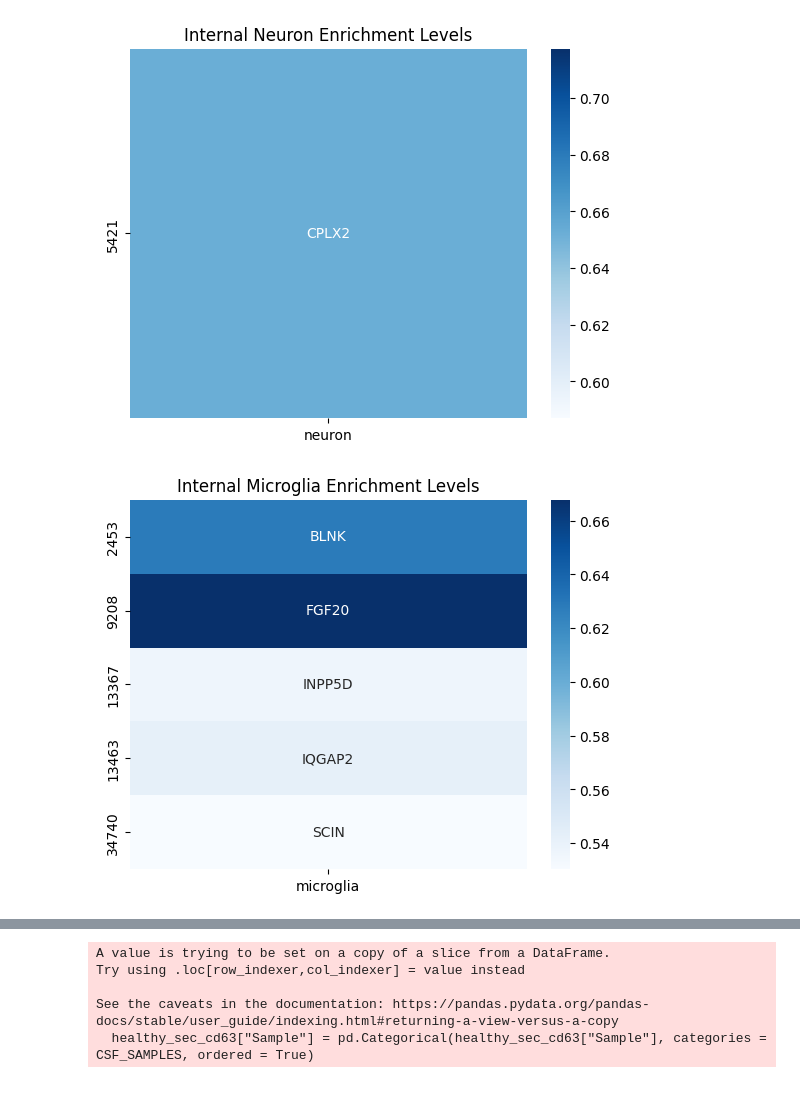
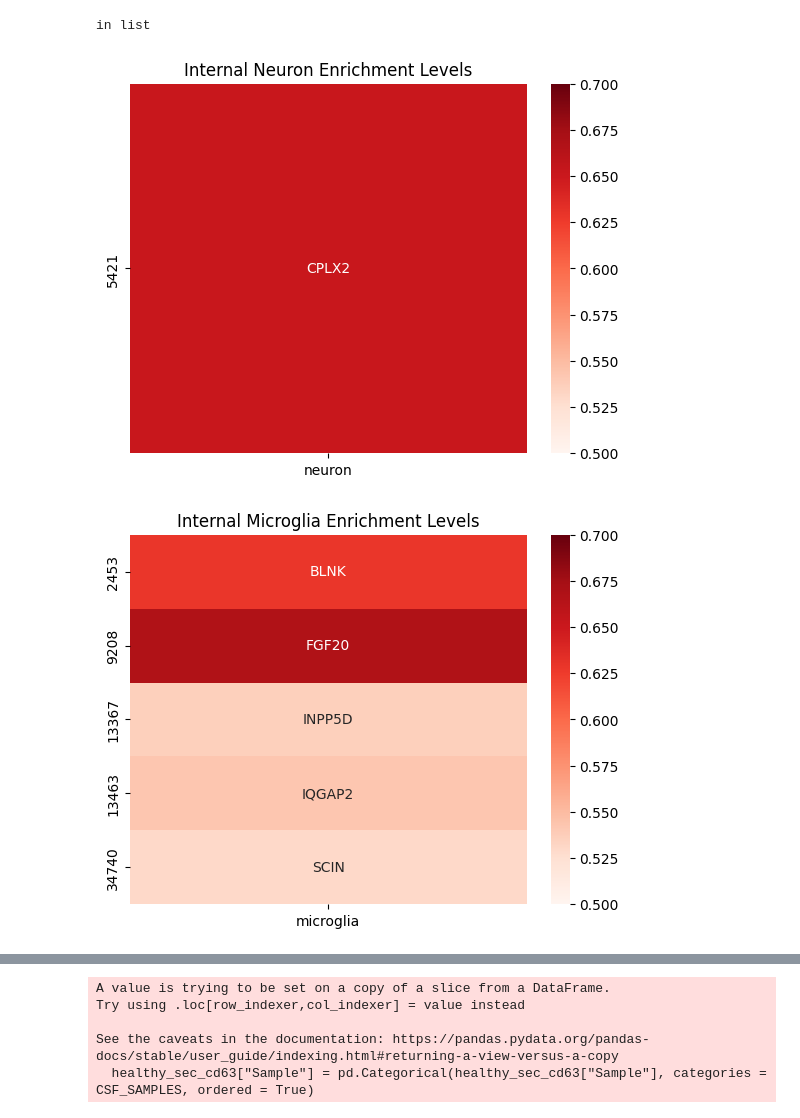
Before and after one commit to Walt-Lab/bdev_mass_spec, a Jupyter notebook: 10_analysis.ipynb, the cells around one changed output, grey strips where cells are left out. Cells and saved outputs as stored; diff of their text form; code cells hidden in the pictures.

```diff
--- a/10_analysis.ipynb
+++ b/10_analysis.ipynb
@@ -373,6 +430,15 @@ def cell_type_enrichment(
     return cell_type_uniprot_ids
 # %%
 def clean_up_raw_olink_file(raw_data_path, plate_layout_dataframe):
+    """
+    Normalizes the NPX values in the raw Olink data file using plate controls, and maps the Sample IDs to a sample description.
+    Parameters:
+    -----------
+    'raw_data_path': path to a .csv file, separated by semicolons
+        Path to the file containing the raw Olink data.
+    'plate_layout_dataframe': pandas.Dataframe
+        Dataframe containing information to map the SampleID of a sample to its description.
+    """
     unimportant_columns = [
         "Index",
         "OlinkID",
@@ -599,0 +619,14 @@ def identify_fractionation_pattern_cell_type_specific_targets(
+# %%
+def identify_targets(correct_fractionation_uniprot_ids, cell_type_uniprot_ids, localization_uniprot_ids):
+    """
+    Identifies targets that meet fractionation, cell-type specificity, and localization criteria.
+    Parameters:
+    ----------
+    'correct_fractionation_uniprot_ids': list
+        List of UniProt IDs that meet desired fractionation criteria.
+    'cell_type_uniprot_ids': list
+        List of UniProt IDs that meet desired cell-type specificity criteria.
+    'localization_uniprot_ids': list
+        List of UniProt IDs that meet desired localization criteria.
+    """
+    return (set(correct_fractionation_uniprot_ids) & set(cell_type_uniprot_ids) & set(localization_uniprot_ids))
@@ -881,57 +1012,58 @@ plt.show()
+# %%
+if "Q99584" in int_astrocyte:
+    print("in list")
+# %% [output]
+in list
 # %%
 # internal neuron targets
 int_neuron = identify_fractionation_pattern_cell_type_specific_targets(
-    assay_dataframe = assays,
+    assays_path = assay_list_path,
     uniprot_fasta_database = uniprot_fasta_database,
     region = "internal",
     brain_rna_seq_path = brain_rna_seq_path,
     cell_type = "neuron",
-    # general_specificity_metric = "tau",
-    # general_specificity_cutoff = 0.2,
-    indiv_specificity_metric = "tsi",
-    indiv_specificity_cutoff = 0.5,
+    specificity_metric = "tsi",
+    specificity_cutoff = 0.5,
     high_fractions = ['9', '10'],
     low_fractions = ['7', '11', '12', '13'],
     sample_health = 'healthy',
     mean_median_individual = 'individual_median',
     tidy_dataframe = tidy_data
     )
 
 int_neuron_expression = expression_data[expression_data.index.isin(int_neuron)]
 
 tso_indiv = tspex.TissueSpecificity(
     int_neuron_expression, "tsi", log=True
 )
 
 tso_indiv_df = pd.DataFrame(
     tso_indiv.tissue_specificity,
     columns=["endothelial", "astrocyte", "microglia", "neuron", "oligodendrocyte"],
     )
 
 tso_indiv_filtered = tso_indiv_df[tso_indiv_df["neuron"] > 0.5]
 
 neuro_hgnc_uniprot_mapping_data = hgnc_uniprot_mapping_data[hgnc_uniprot_mapping_data["uniprot_ids"].isin(int_neuron)]
 expressed_targets = tso_indiv_filtered.merge(neuro_hgnc_uniprot_mapping_data, left_index = True, right_on = "uniprot_ids", how = "outer")
 
 neuro_enrich_df = expressed_targets[["neuron", "symbol"]]
-cmap = sns.color_palette("Blues", as_cmap=True)
-ax = sns.heatmap(neuro_enrich_df[['neuron']], annot=neuro_enrich_df[['symbol']], fmt='', cmap=cmap, cbar=True,)
+cmap = sns.color_palette("Reds", as_cmap=True)
+ax = sns.heatmap(neuro_enrich_df[['neuron']], annot=neuro_enrich_df[['symbol']], fmt='', cmap=cmap, cbar=True, vmin = 0.5, vmax = 0.7)
 plt.title('Internal Neuron Enrichment Levels')
 plt.show()
 # %% [output]
-[figure, old version]
+[figure, new version]
 # %%
 # internal microglia targets
 int_microglia = identify_fractionation_pattern_cell_type_specific_targets(
-    assay_dataframe = assays,
+    assays_path = assay_list_path,
     uniprot_fasta_database = uniprot_fasta_database,
     region = "internal",
     brain_rna_seq_path = brain_rna_seq_path,
     cell_type = "microglia",
-    # general_specificity_metric = "tau",
-    # general_specificity_cutoff = 0.2,
-    indiv_specificity_metric = "tsi",
-    indiv_specificity_cutoff = 0.5,
+    specificity_metric = "tsi",
+    specificity_cutoff = 0.5,
     high_fractions = ['9', '10'],
     low_fractions = ['7', '11', '12', '13'],
     sample_health = 'healthy',
@@ -956,9 +1088,9 @@ microglia_hgnc_uniprot_mapping_data = hgnc_uniprot_mapping_data[hgnc_uniprot_map
 expressed_targets = tso_indiv_filtered.merge(microglia_hgnc_uniprot_mapping_data, left_index = True, right_on = "uniprot_ids", how = "outer")
 
 microglia_enrich_df = expressed_targets[["microglia", "symbol"]]
-cmap = sns.color_palette("Blues", as_cmap=True)
-ax = sns.heatmap(microglia_enrich_df[['microglia']], annot=microglia_enrich_df[['symbol']], fmt='', cmap=cmap, cbar=True,)
+cmap = sns.color_palette("Reds", as_cmap=True)
+ax = sns.heatmap(microglia_enrich_df[['microglia']], annot=microglia_enrich_df[['symbol']], fmt='', cmap=cmap, cbar=True, vmin = 0.5, vmax = 0.7)
 plt.title('Internal Microglia Enrichment Levels')
 plt.show()
 # %% [output]
-[figure, old version]
+[figure, new version]
```
Also changed, not shown: parts of 29 cells of this notebook.
